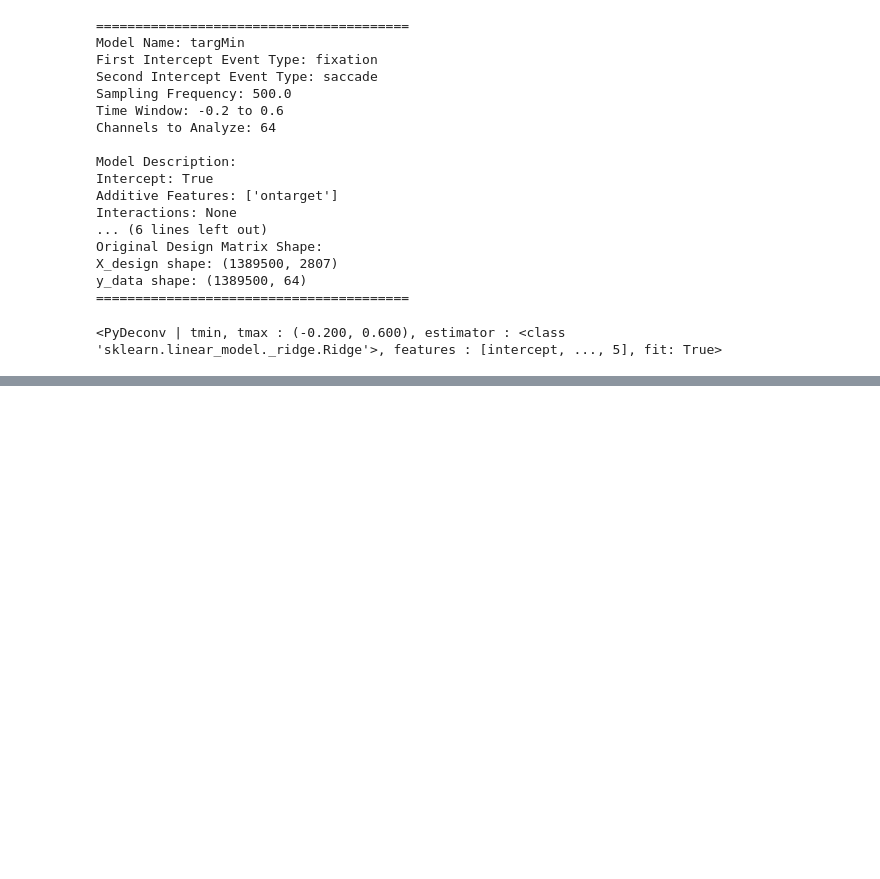
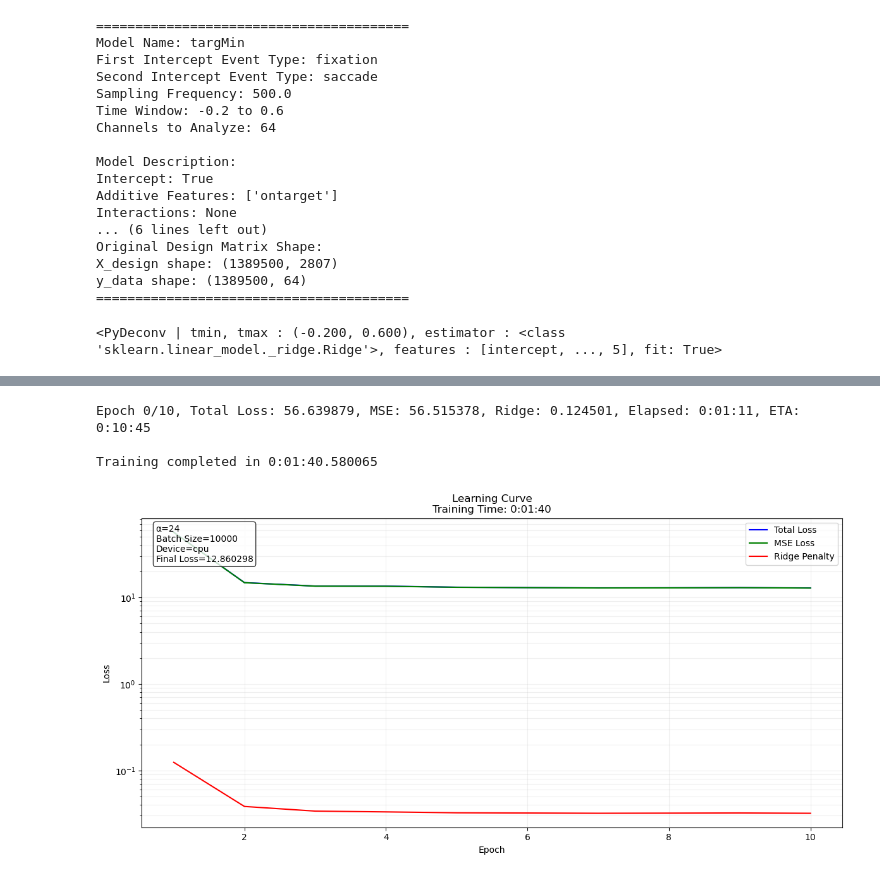
Before and after one commit to incubodac/PyDeconv, a Jupyter notebook: torch_notebook_v1.ipynb, the cells around one changed output, grey strips where cells are left out. Drawn from its saved outputs; the diff is of its cells as text; code cells hidden in the pictures; blank space fills up the shorter version.

```diff
--- a/torch_notebook_v1.ipynb
+++ b/torch_notebook_v1.ipynb
@@ -1317,0 +1595,11 @@ ValueError: x and y must have same first dimension, but have shapes (10,) and (0
+# %%
+# Instantiate and train the deconvolution Ridge model
+torch_ridge = RidgeDeconvolution(input_dim=X_design.shape[1], output_dim= y_data.shape[1], alpha=24, fit_intercept=False, batch_size=10000, device=device)
+torch_ridge.fit(X_torch, y_torch, epochs=10, lr=0.05)
+# Plot learning curve
+torch_ridge.plot_learning_curve()
+# %% [output]
+Epoch 0/10, Total Loss: 56.639879, MSE: 56.515378, Ridge: 0.124501, Elapsed: 0:01:11, ETA: 0:10:45
+
+Training completed in 0:01:40.580065
+[figure, added]
```
Also changed, not shown: parts of 8 cells of this notebook, 2 other files.
